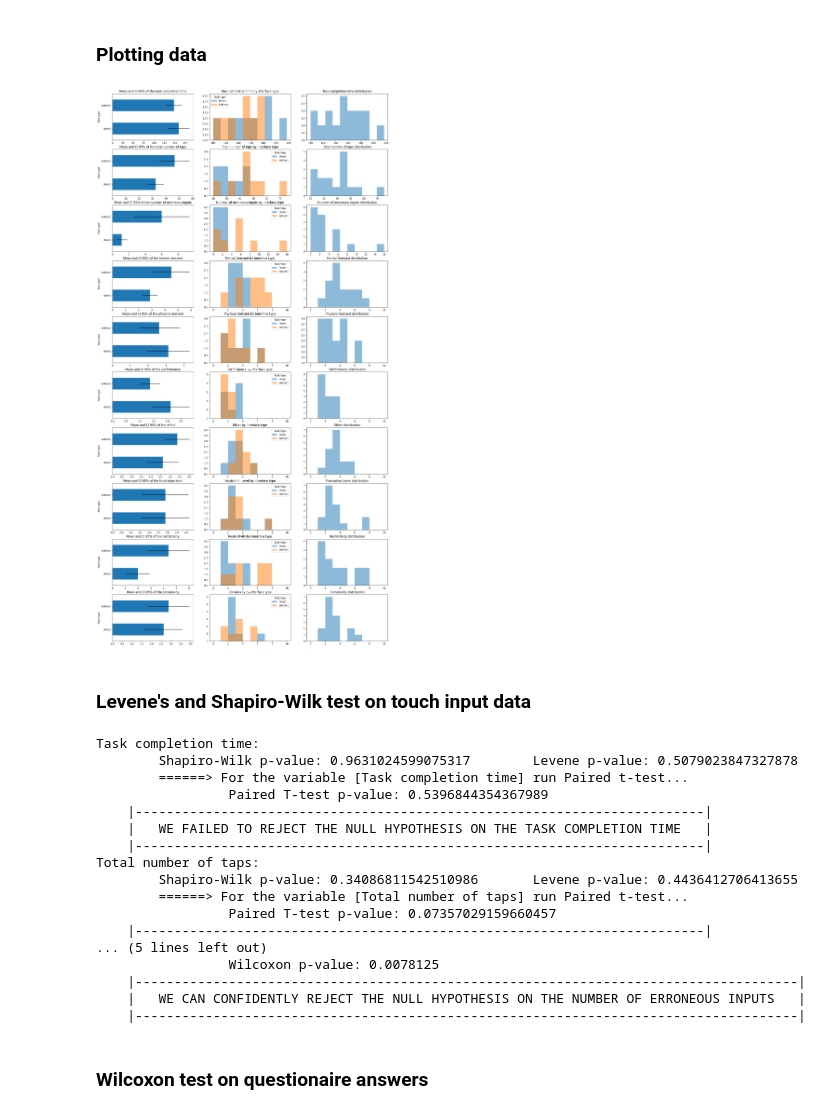
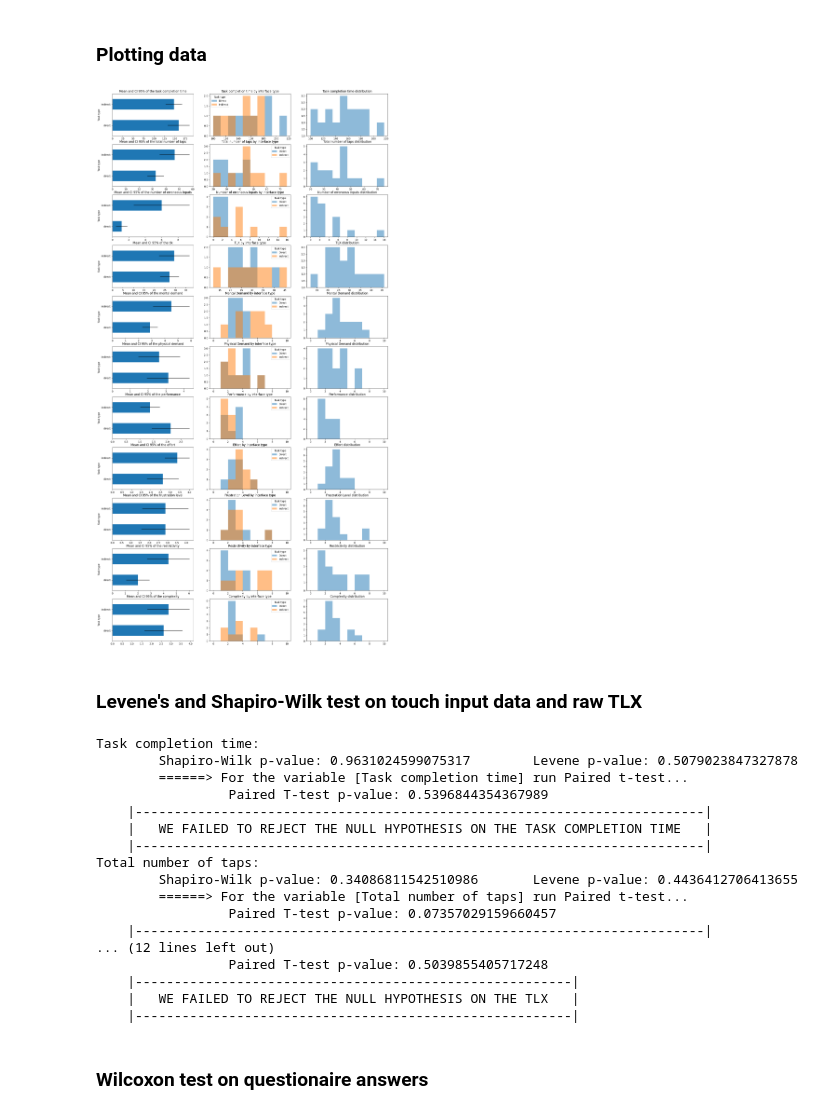
Before and after one commit to AlexLike/FlexStudio, a Jupyter notebook: study/statistical_analysis.ipynb, the cells around one changed output. Saved outputs shown, nothing was run; the diff lists cells and outputs as text; code cells hidden in the pictures.

Commit message:
TLX score with T-test and extra question with wilcoxon

```diff
--- a/study/statistical_analysis.ipynb
+++ b/study/statistical_analysis.ipynb
@@ -56,23 +38,25 @@ def saverow(row):
     temp_df['Participant ID'][idx*2] = row[xlsx_columns[1]]
     temp_df['Participant ID'][idx*2 + 1] = row[xlsx_columns[1]]
     temp_df['Mental Demand'][idx*2] = row[xlsx_columns[4]]
-    temp_df['Mental Demand'][idx*2 + 1] = row[xlsx_columns[11]]
+    temp_df['Mental Demand'][idx*2 + 1] = row[xlsx_columns[12]]
     temp_df['Physical Demand'][idx*2] = row[xlsx_columns[5]]
-    temp_df['Physical Demand'][idx*2 + 1] = row[xlsx_columns[12]]
+    temp_df['Physical Demand'][idx*2 + 1] = row[xlsx_columns[13]]
     temp_df['Performance'][idx*2] = row[xlsx_columns[6]]
-    temp_df['Performance'][idx*2 + 1] = row[xlsx_columns[13]]
+    temp_df['Performance'][idx*2 + 1] = row[xlsx_columns[14]]
     temp_df['Effort'][idx*2] = row[xlsx_columns[7]]
-    temp_df['Effort'][idx*2 + 1] = row[xlsx_columns[14]]
+    temp_df['Effort'][idx*2 + 1] = row[xlsx_columns[15]]
     temp_df['Frustration Level'][idx*2] = row[xlsx_columns[8]]
-    temp_df['Frustration Level'][idx*2 + 1] = row[xlsx_columns[15]]
-    temp_df['Restrictivity'][idx*2] = row[xlsx_columns[9]]
-    temp_df['Restrictivity'][idx*2 + 1] = row[xlsx_columns[16]]
-    temp_df['Complexity'][idx*2] = row[xlsx_columns[10]]
-    temp_df['Complexity'][idx*2 + 1] = row[xlsx_columns[17]]
+    temp_df['Frustration Level'][idx*2 + 1] = row[xlsx_columns[16]]
+    temp_df['Restrictivity'][idx*2] = row[xlsx_columns[10]]
+    temp_df['Restrictivity'][idx*2 + 1] = row[xlsx_columns[18]]
+    temp_df['Complexity'][idx*2] = row[xlsx_columns[11]]
+    temp_df['Complexity'][idx*2 + 1] = row[xlsx_columns[19]]
+    temp_df['TLX'][idx*2] = row[xlsx_columns[9]]
+    temp_df['TLX'][idx*2 + 1] = row[xlsx_columns[17]]
 
 #list of variables to test
-variables = ['Task completion time','Total number of taps','Number of erroneous inputs','Mental Demand','Physical Demand','Performance','Effort','Frustration Level','Restrictivity','Complexity']
-xlsx_columns = ['Zeitstempel','Participant ID','First','Second','Keyframe Mental Demand','Keyframe Physical Demand','Keyframe Performance','Keyframe Effort','Keyframe Frustration Level','Keyframe Restrictivity','Keyframe Complexity','Pin Mental Demand','Pin Physical Demand','Pin Performance','Pin Effort','Pin Frustration Level','Pin Restrictivity','Pin Complexity','Preference','Keyframe Experience','Pin Experience','Suggestions']
+variables = ['Task completion time','Total number of taps','Number of erroneous inputs','TLX','Mental Demand','Physical Demand','Performance','Effort','Frustration Level','Restrictivity','Complexity']
+xlsx_columns = ['Zeitstempel','Participant ID','First','Second','Keyframe Mental Demand','Keyframe Physical Demand','Keyframe Performance','Keyframe Effort','Keyframe Frustration Level','Keyframe TLX score','Keyframe Restrictivity','Keyframe Complexity','Pin Mental Demand','Pin Physical Demand','Pin Performance','Pin Effort','Pin Frustration Level','Pin Raw TLX','Pin Restrictivity','Pin Complexity','Preference','Keyframe Experience','Pin Experience','Suggestions']
 
 #Read data from csv(touch data) and xlsx(question answers) file
 data = pd.read_csv('study_results.csv')
@@ -94,7 +78,8 @@ temp_df = {
     'Effort':[0 for i in range(16)],
     'Frustration Level':[0 for i in range(16)],
     'Restrictivity':[0 for i in range(16)],
-    'Complexity':[0 for i in range(16)]
+    'Complexity':[0 for i in range(16)],
+    'TLX':[0 for i in range(16)]
 }
 
 temp_data.apply(saverow,axis=1)
@@ -158,44 +143,44 @@ plt.show()
 # %%
 fig, axs = plt.subplots(len(variables),3)
 width = 20
 height = 40
 fig.set_size_inches(width,height)
 for i in range(len(variables)):
     hist_min = data[variables[i]].min()
     hist_max = data[variables[i]].max()
-    if i>2:
+    if i>3:
         hist_min = 0
         hist_max = 10
     variable_stats = data.groupby(['Task type'])[variables[i]].agg(['mean', 'std', 'sem'])
     variable_stats['y_error'] = variable_stats['sem'] * 1.96
     # print("Statistics on "+ variables[i].lower())
     # print(variable_stats)
     # print('-'*100)
 
     variable_stats.plot(kind='barh',y = 'mean', legend= False, title="Mean and CI 95% of the "+variables[i].lower(),xerr="y_error", ax=axs[i,0])
 
     axs[i,1].hist(data.loc[data['Task type'] == 'direct', variables[i]], alpha=0.5, label='Direct',range=(hist_min,hist_max))
     axs[i,1].hist(data.loc[data['Task type'] == 'indirect', variables[i]], alpha=0.5, label='Indirect',range=(hist_min,hist_max))
     axs[i,1].set_title(variables[i]+' by interface type')
     axs[i,1].legend(title='Task type')
     axs[i,2].hist(data[variables[i]], alpha=0.5, range=(hist_min,hist_max))
     axs[i,2].set_title(variables[i]+' distribution')
 
 #display plot
 plt.show()
 # %% [output]
-[figure, old version]
+[figure, new version]
 # %% [markdown]
-### Levene's and Shapiro-Wilk test on touch input data
+### Levene's and Shapiro-Wilk test on touch input data and raw TLX
 # %%
 a = 0.05 #significance level
 shapiro_tests = []
 levene_tests = []
 final_tests = []
-for x in variables[:3]:
+for x in variables[:4]:
     shapiro_tests.append(stats.shapiro(data[x]))
     levene_tests.append(stats.levene(data.loc[data['Task type'] == 'direct', x],data.loc[data['Task type'] == 'indirect', x]))
-for i, x in enumerate(variables[:3]):
+for i, x in enumerate(variables[:4]):
     print(x+':\n\tShapiro-Wilk p-value: '+str(shapiro_tests[i].pvalue)+'\tLevene p-value: '+str(levene_tests[i].pvalue)+'\n\t', end="")
 
     if shapiro_tests[i].pvalue<0.05 or levene_tests[i].pvalue<0.05:
@@ -227,11 +212,11 @@ Total number of taps:
         ======> For the variable [Total number of taps] run Paired t-test...
                  Paired T-test p-value: 0.07357029159660457
     |-------------------------------------------------------------------------|
-... (5 lines left out)
-                 Wilcoxon p-value: 0.0078125
-    |-------------------------------------------------------------------------------------|
-    |   WE CAN CONFIDENTLY REJECT THE NULL HYPOTHESIS ON THE NUMBER OF ERRONEOUS INPUTS   |
-    |-------------------------------------------------------------------------------------|
+... (12 lines left out)
+                 Paired T-test p-value: 0.5039855405717248
+    |--------------------------------------------------------|
+    |   WE FAILED TO REJECT THE NULL HYPOTHESIS ON THE TLX   |
+    |--------------------------------------------------------|
 # %% [markdown]
 ### Wilcoxon test on questionaire answers
 # %%
```
Also changed, not shown: parts of 2 cells of this notebook.
